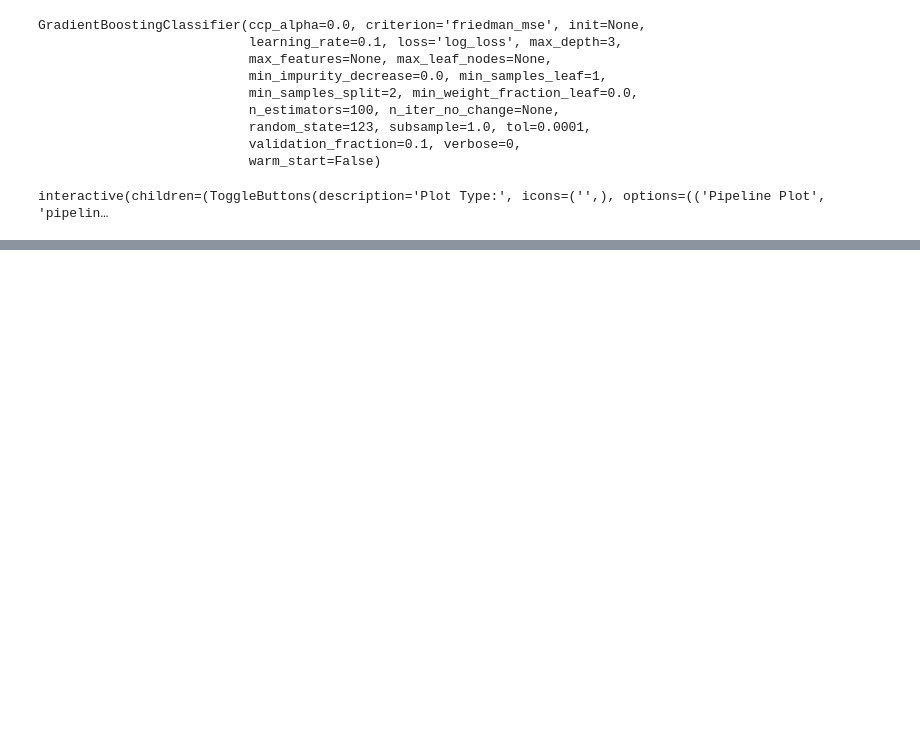
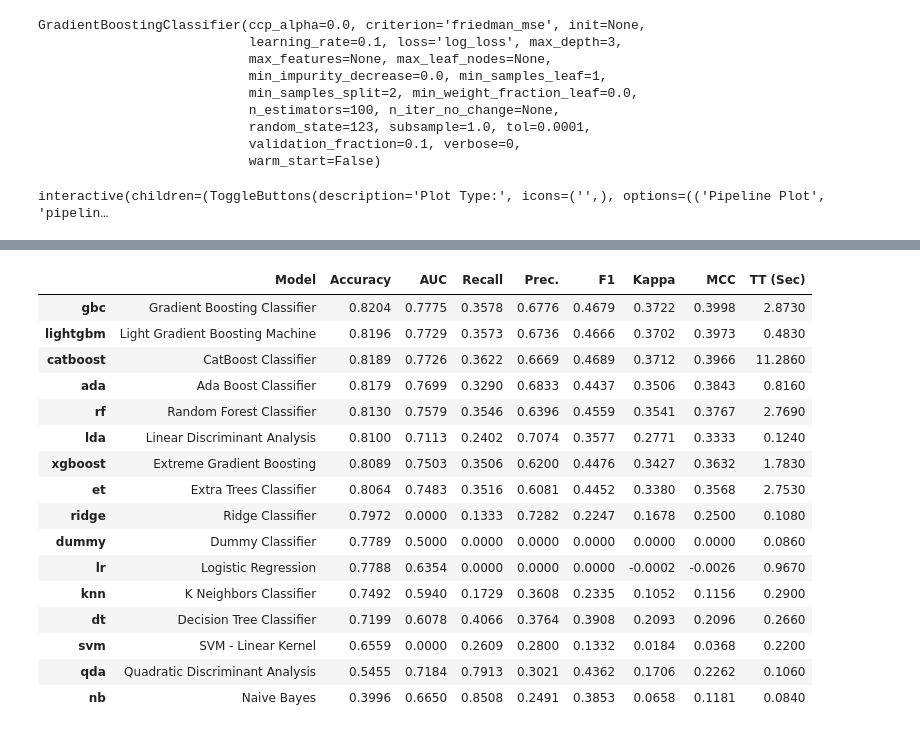
Before and after one commit to keisuke-yoshida4/Machine-Learning, a Jupyter notebook: pycaret.ipynb, the cells around one changed output, grey strips where cells are left out. Saved outputs shown, nothing was run; the diff lists cells and outputs as text; code cells hidden in the pictures; blank space fills up the shorter version.

```diff
--- a/pycaret.ipynb
+++ b/pycaret.ipynb
@@ -324,0 +197,3 @@ automl()
+# %%
+best_model = compare_models()
+# %% [output]
@@ -324,0 +201,17 @@ automl()
+|  | Model | Accuracy | AUC | Recall | Prec. | F1 | Kappa | MCC | TT (Sec) |
+| gbc | Gradient Boosting Classifier | 0.8204 | 0.7775 | 0.3578 | 0.6776 | 0.4679 | 0.3722 | 0.3998 | 2.8730 |
+| lightgbm | Light Gradient Boosting Machine | 0.8196 | 0.7729 | 0.3573 | 0.6736 | 0.4666 | 0.3702 | 0.3973 | 0.4830 |
+| catboost | CatBoost Classifier | 0.8189 | 0.7726 | 0.3622 | 0.6669 | 0.4689 | 0.3712 | 0.3966 | 11.2860 |
+| ada | Ada Boost Classifier | 0.8179 | 0.7699 | 0.3290 | 0.6833 | 0.4437 | 0.3506 | 0.3843 | 0.8160 |
+| rf | Random Forest Classifier | 0.8130 | 0.7579 | 0.3546 | 0.6396 | 0.4559 | 0.3541 | 0.3767 | 2.7690 |
+| lda | Linear Discriminant Analysis | 0.8100 | 0.7113 | 0.2402 | 0.7074 | 0.3577 | 0.2771 | 0.3333 | 0.1240 |
+| xgboost | Extreme Gradient Boosting | 0.8089 | 0.7503 | 0.3506 | 0.6200 | 0.4476 | 0.3427 | 0.3632 | 1.7830 |
+| et | Extra Trees Classifier | 0.8064 | 0.7483 | 0.3516 | 0.6081 | 0.4452 | 0.3380 | 0.3568 | 2.7530 |
+| ridge | Ridge Classifier | 0.7972 | 0.0000 | 0.1333 | 0.7282 | 0.2247 | 0.1678 | 0.2500 | 0.1080 |
+| dummy | Dummy Classifier | 0.7789 | 0.5000 | 0.0000 | 0.0000 | 0.0000 | 0.0000 | 0.0000 | 0.0860 |
+| lr | Logistic Regression | 0.7788 | 0.6354 | 0.0000 | 0.0000 | 0.0000 | -0.0002 | -0.0026 | 0.9670 |
+| knn | K Neighbors Classifier | 0.7492 | 0.5940 | 0.1729 | 0.3608 | 0.2335 | 0.1052 | 0.1156 | 0.2900 |
+| dt | Decision Tree Classifier | 0.7199 | 0.6078 | 0.4066 | 0.3764 | 0.3908 | 0.2093 | 0.2096 | 0.2660 |
+| svm | SVM - Linear Kernel | 0.6559 | 0.0000 | 0.2609 | 0.2800 | 0.1332 | 0.0184 | 0.0368 | 0.2200 |
+| qda | Quadratic Discriminant Analysis | 0.5455 | 0.7184 | 0.7913 | 0.3021 | 0.4362 | 0.1706 | 0.2262 | 0.1060 |
+| nb | Naive Bayes | 0.3996 | 0.6650 | 0.8508 | 0.2491 | 0.3853 | 0.0658 | 0.1181 | 0.0840 |
```
Also changed, not shown: parts of 18 cells of this notebook, 7 other files.
